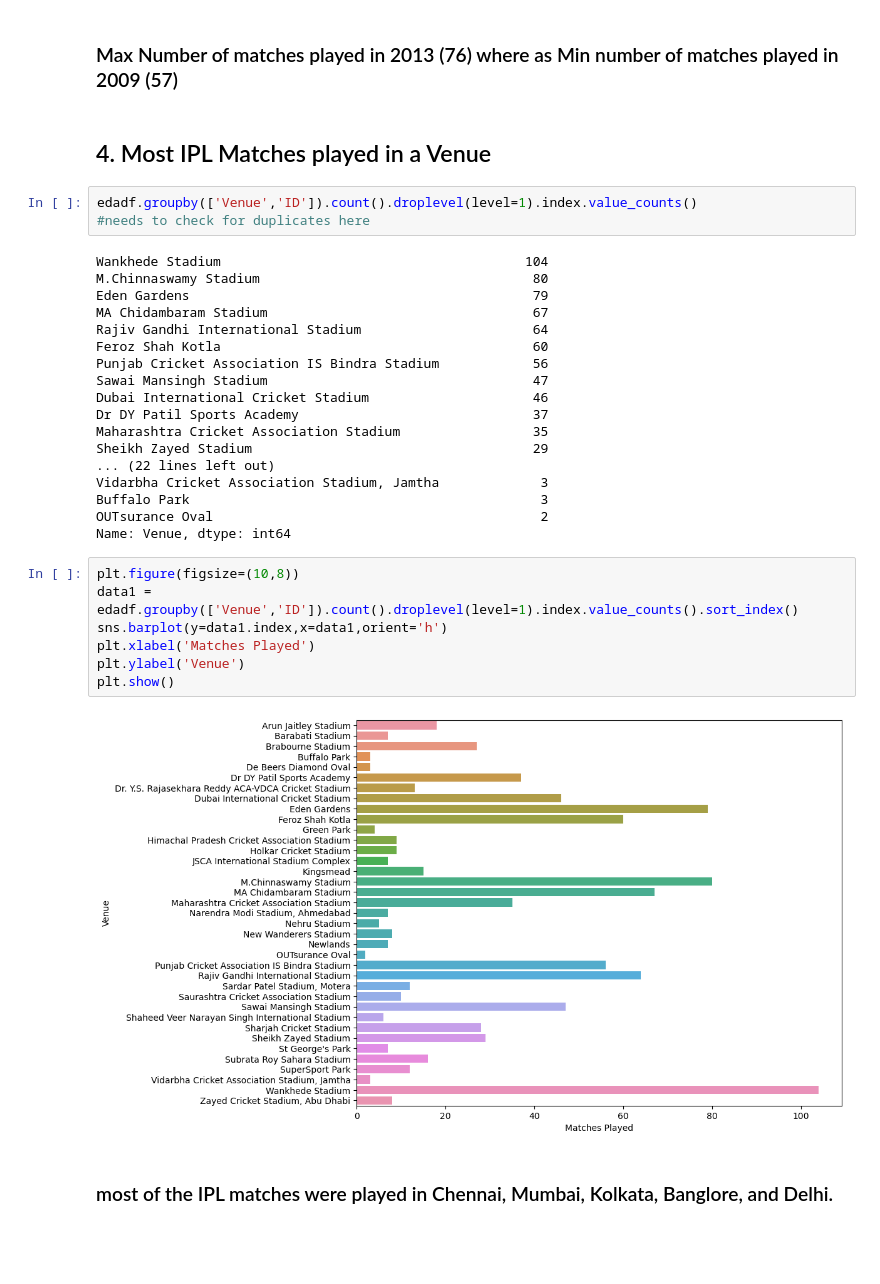
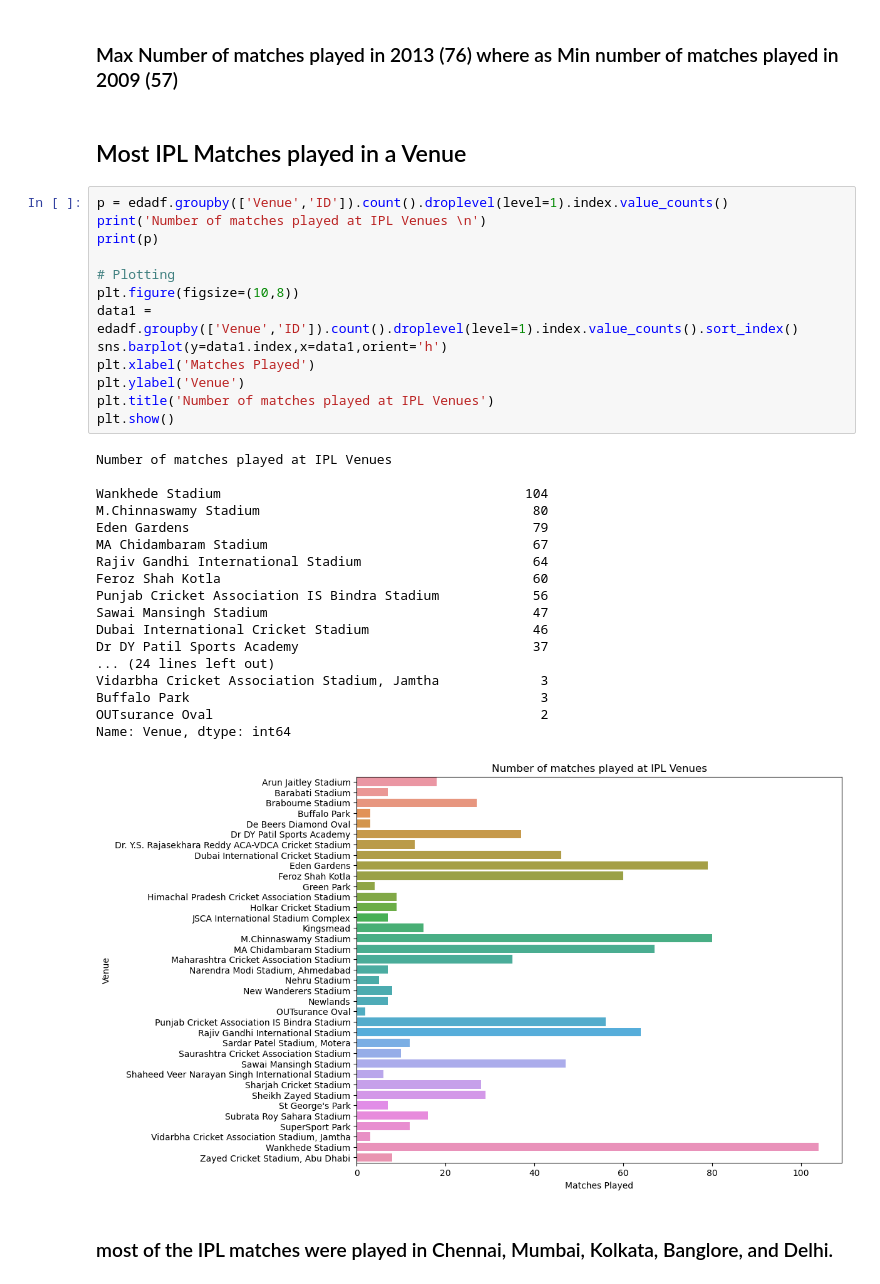
Before and after one commit to madayath03/DSA-projects, a Jupyter notebook: eda-on-ipl-dataset-2008-2022.ipynb, the cells around one changed output. Saved outputs shown, nothing was run; the diff lists cells and outputs as text; blank space fills up the shorter version.

```diff
--- a/eda-on-ipl-dataset-2008-2022.ipynb
+++ b/eda-on-ipl-dataset-2008-2022.ipynb
@@ -419,35 +421,37 @@ Name: Season, dtype: int64
 # %% [markdown]
 ### Max Number of matches played in 2013 (76) where as Min number of matches played in 2009 (57)
 # %% [markdown]
-## 4. Most IPL Matches played in a Venue
+## Most IPL Matches played in a Venue
-# %%
-edadf.groupby(['Venue','ID']).count().droplevel(level=1).index.value_counts()
-#needs to check for duplicates here
-# %% [output]
-Wankhede Stadium                                       104
-M.Chinnaswamy Stadium                                   80
-Eden Gardens                                            79
-MA Chidambaram Stadium                                  67
-Rajiv Gandhi International Stadium                      64
-Feroz Shah Kotla                                        60
-Punjab Cricket Association IS Bindra Stadium            56
-Sawai Mansingh Stadium                                  47
-Dubai International Cricket Stadium                     46
-Dr DY Patil Sports Academy                              37
-Maharashtra Cricket Association Stadium                 35
-Sheikh Zayed Stadium                                    29
-... (22 lines left out)
-Vidarbha Cricket Association Stadium, Jamtha             3
-Buffalo Park                                             3
-OUTsurance Oval                                          2
-Name: Venue, dtype: int64
 # %%
+p = edadf.groupby(['Venue','ID']).count().droplevel(level=1).index.value_counts()
+print('Number of matches played at IPL Venues \n')
+print(p)
+
+# Plotting
 plt.figure(figsize=(10,8))
 data1 = edadf.groupby(['Venue','ID']).count().droplevel(level=1).index.value_counts().sort_index()
 sns.barplot(y=data1.index,x=data1,orient='h')
 plt.xlabel('Matches Played')
 plt.ylabel('Venue')
+plt.title('Number of matches played at IPL Venues')
 plt.show()
 # %% [output]
+Number of matches played at IPL Venues
+
+Wankhede Stadium                                       104
+M.Chinnaswamy Stadium                                   80
+Eden Gardens                                            79
+MA Chidambaram Stadium                                  67
+Rajiv Gandhi International Stadium                      64
+Feroz Shah Kotla                                        60
+Punjab Cricket Association IS Bindra Stadium            56
+Sawai Mansingh Stadium                                  47
+Dubai International Cricket Stadium                     46
+Dr DY Patil Sports Academy                              37
+... (24 lines left out)
+Vidarbha Cricket Association Stadium, Jamtha             3
+Buffalo Park                                             3
+OUTsurance Oval                                          2
+Name: Venue, dtype: int64
-[figure, old version]
+[figure, new version]
 # %% [markdown]
```
Also changed, not shown: parts of 65 cells of this notebook.
